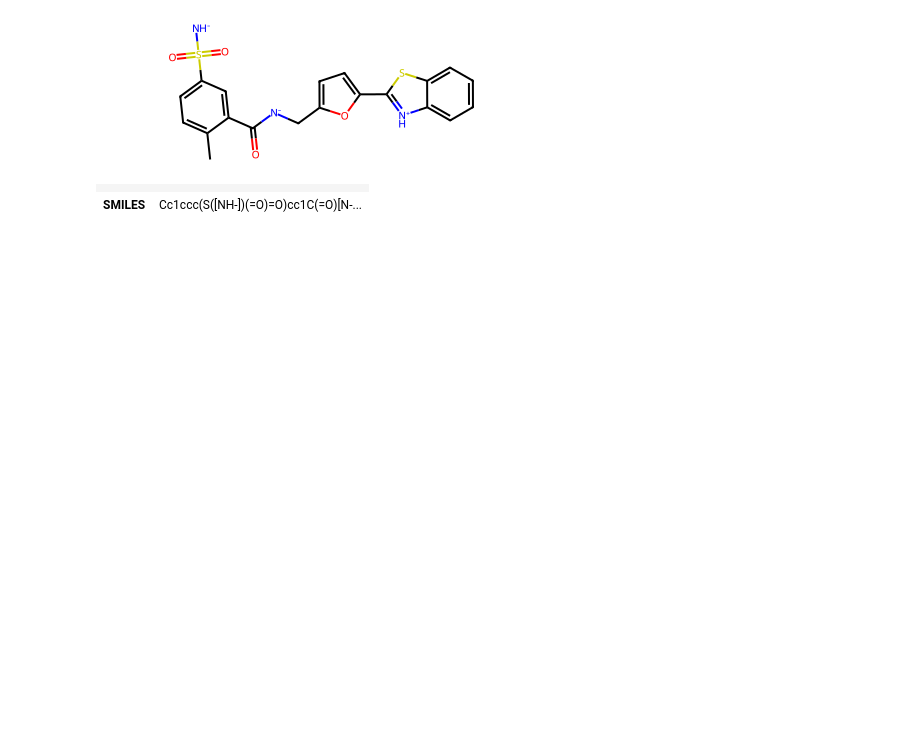
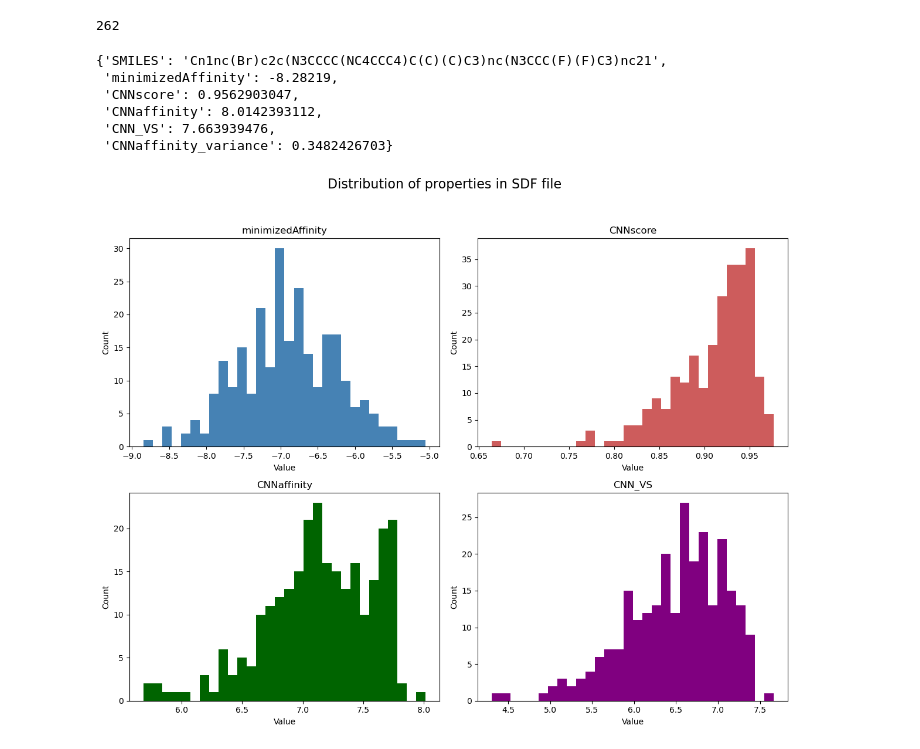
Before and after one commit to Popov-Lab-UNC/draco, a Jupyter notebook: playground.ipynb, the cells around one changed output. Cells and saved outputs as stored; diff of their text form; code cells hidden in the pictures; blank space fills up the shorter version.

```diff
--- a/playground.ipynb
+++ b/playground.ipynb
@@ -14,6 +25,7 @@ Draw.MolsToImage(mols, legends=[f"protonation {i+1}" for i in range(len(mols))])
 # %%
 from rdkit import Chem
 
-sdf_path = "3B6E_XS421854b/ligands/LIG_s0.sdf"
-supplier = Chem.SDMolSupplier(sdf_path)
-ligand_mols = [mol for mol in supplier if mol is not None]
+sdf_path = "6WAU-SAR-30mar2026/top01_frame0007_pocket000_ligands_ranked.sdf"
+# Reads all molecules into a list
+sdf_supplier = Chem.SDMolSupplier(sdf_path)
+mols = [mol for mol in sdf_supplier if mol is not None]
@@ -20,9 +50,54 @@ ligand_mols = [mol for mol in supplier if mol is not None]
-# %%
-Chem.MolFromSmiles(Chem.MolToSmiles(ligand_mols[3]))
-# %% [output]
-[figure, removed]
-# %%
-ligand_mols[1]
-# %% [output]
-|  |  |
-| SMILES | Cc1ccc(S([NH-])(=O)=O)cc1C(=O)[N-... |
+# %%
+len(mols)
+# %% [output]
+262
+# %%
+mols[0].GetPropsAsDict()
+# %% [output]
+{'SMILES': 'Cn1nc(Br)c2c(N3CCCC(NC4CCC4)C(C)(C)C3)nc(N3CCC(F)(F)C3)nc21',
+ 'minimizedAffinity': -8.28219,
+ 'CNNscore': 0.9562903047,
+ 'CNNaffinity': 8.0142393112,
+ 'CNN_VS': 7.663939476,
+ 'CNNaffinity_variance': 0.3482426703}
+# %%
+import matplotlib.pyplot as plt
+
+# Extract desired properties from the molecules
+affinities = []
+cnn_scores = []
+cnn_affinities = []
+cnn_vs = []
+
+for mol in mols:
+    props = mol.GetPropsAsDict()
+    # Sometimes RDKit returns numpy.float32 so cast to float for safety
+    affinities.append(float(props.get('minimizedAffinity', float('nan'))))
+    cnn_scores.append(float(props.get('CNNscore', float('nan'))))
+    cnn_affinities.append(float(props.get('CNNaffinity', float('nan'))))
+    cnn_vs.append(float(props.get('CNN_VS', float('nan'))))
+
+# Create a figure with 2x2 subplots
+fig, axs = plt.subplots(2, 2, figsize=(12, 10))
+fig.suptitle('Distribution of properties in SDF file', fontsize=16)
+
+axs[0, 0].hist(affinities, bins=30, color='steelblue')
+axs[0, 0].set_title('minimizedAffinity')
+
+axs[0, 1].hist(cnn_scores, bins=30, color='indianred')
+axs[0, 1].set_title('CNNscore')
+
+axs[1, 0].hist(cnn_affinities, bins=30, color='darkgreen')
+axs[1, 0].set_title('CNNaffinity')
+
+axs[1, 1].hist(cnn_vs, bins=30, color='purple')
+axs[1, 1].set_title('CNN_VS')
+
+for ax in axs.flat:
+    ax.set_xlabel('Value')
+    ax.set_ylabel('Count')
+
+plt.tight_layout(rect=[0, 0.03, 1, 0.95])
+plt.show()
+# %% [output]
+[figure, added]
```
Also changed, not shown: parts of 12 cells of this notebook, 9 other files.
